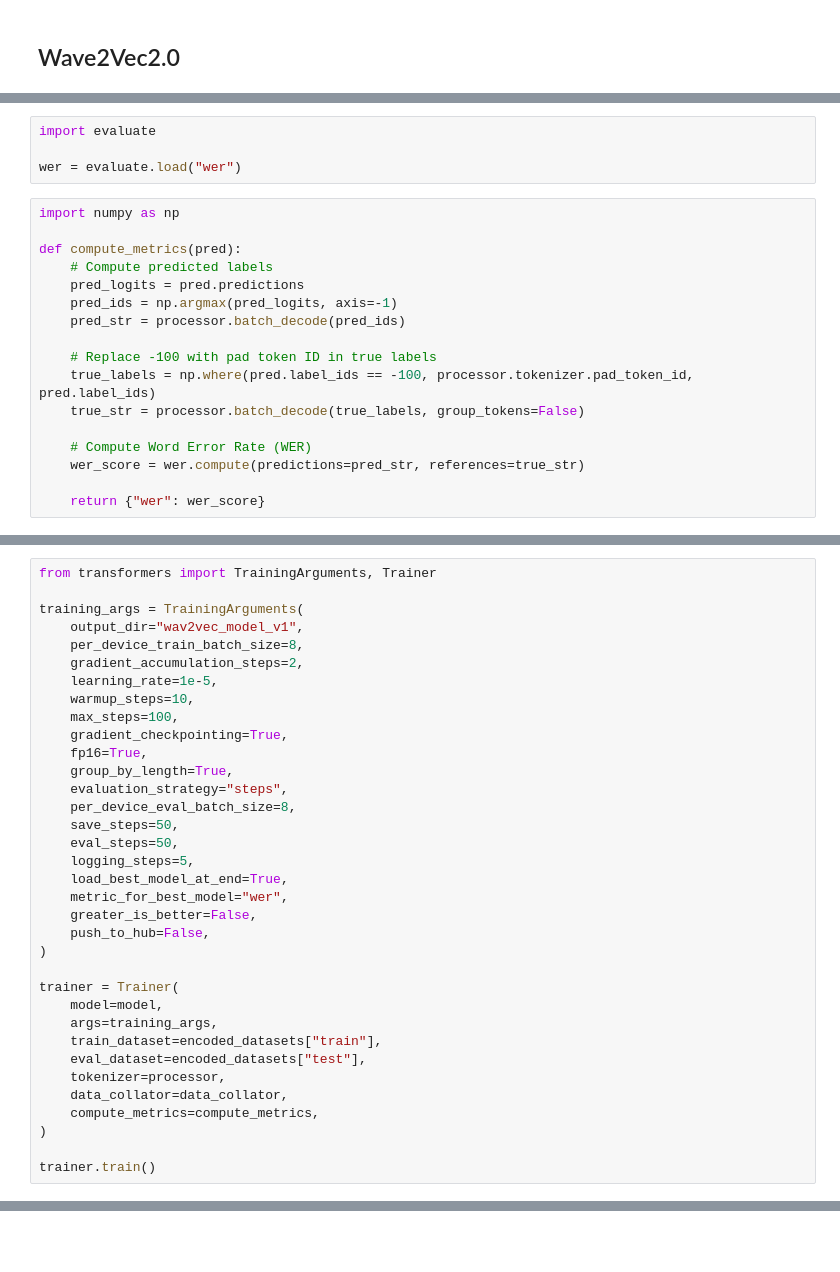
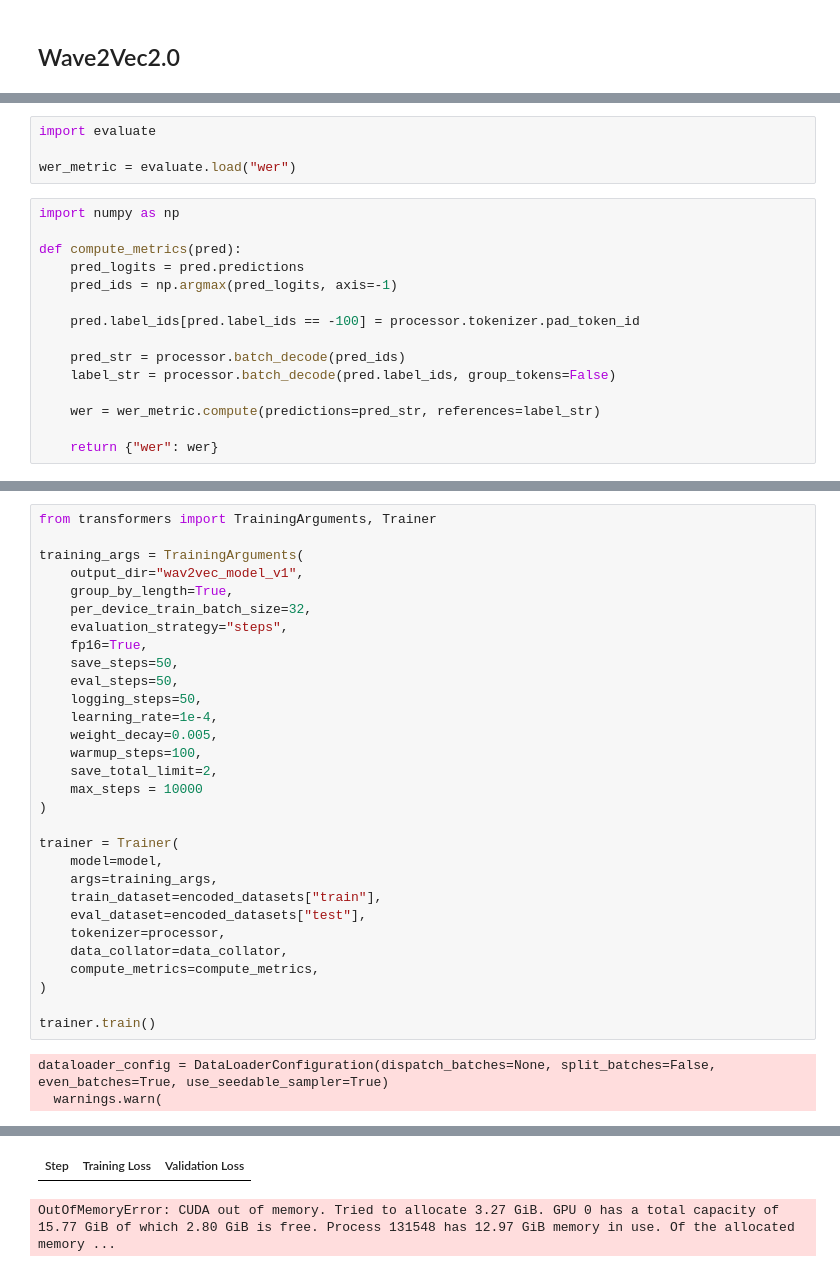
Before and after one commit to karank85/speech-recognition, a Jupyter notebook: Project2_DL_Speech_Recognition.ipynb, the cells around one changed output, grey strips where cells are left out. Drawn from its saved outputs; the diff is of its cells as text; blank space fills up the shorter version.

```diff
--- a/Project2_DL_Speech_Recognition.ipynb
+++ b/Project2_DL_Speech_Recognition.ipynb
@@ -185,24 +233,22 @@ model.to(device)
 # %%
 import evaluate
 
-wer = evaluate.load("wer")
+wer_metric = evaluate.load("wer")
 # %%
 import numpy as np
 
 def compute_metrics(pred):
-    # Compute predicted labels
     pred_logits = pred.predictions
     pred_ids = np.argmax(pred_logits, axis=-1)
+
+    pred.label_ids[pred.label_ids == -100] = processor.tokenizer.pad_token_id
+
     pred_str = processor.batch_decode(pred_ids)
+    label_str = processor.batch_decode(pred.label_ids, group_tokens=False)
 
-    # Replace -100 with pad token ID in true labels
-    true_labels = np.where(pred.label_ids == -100, processor.tokenizer.pad_token_id, pred.label_ids)
-    true_str = processor.batch_decode(true_labels, group_tokens=False)
+    wer = wer_metric.compute(predictions=pred_str, references=label_str)
 
-    # Compute Word Error Rate (WER)
-    wer_score = wer.compute(predictions=pred_str, references=true_str)
-
-    return {"wer": wer_score}
+    return {"wer": wer}
 # %%
 from transformers import AutoModelForCTC
 
@@ -216,23 +269,18 @@ from transformers import TrainingArguments, Trainer
 
 training_args = TrainingArguments(
     output_dir="wav2vec_model_v1",
-    per_device_train_batch_size=8,
-    gradient_accumulation_steps=2,
-    learning_rate=1e-5,
-    warmup_steps=10,
-    max_steps=100,
-    gradient_checkpointing=True,
+    group_by_length=True,
+    per_device_train_batch_size=32,
+    evaluation_strategy="steps",
     fp16=True,
-    group_by_length=True,
-    evaluation_strategy="steps",
-    per_device_eval_batch_size=8,
     save_steps=50,
     eval_steps=50,
-    logging_steps=5,
-    load_best_model_at_end=True,
-    metric_for_best_model="wer",
-    greater_is_better=False,
-    push_to_hub=False,
+    logging_steps=50,
+    learning_rate=1e-4,
+    weight_decay=0.005,
+    warmup_steps=100,
+    save_total_limit=2,
+    max_steps = 10000
 )
 
 trainer = Trainer(
@@ -246,3 +294,6 @@ trainer = Trainer(
 )
 
 trainer.train()
+# %% [output]
+dataloader_config = DataLoaderConfiguration(dispatch_batches=None, split_batches=False, even_batches=True, use_seedable_sampler=True)
+  warnings.warn(
@@ -248,0 +301,2 @@ trainer.train()
+| Step | Training Loss | Validation Loss |
+OutOfMemoryError: CUDA out of memory. Tried to allocate 3.27 GiB. GPU 0 has a total capacity of 15.77 GiB of which 2.80 GiB is free. Process 131548 has 12.97 GiB memory in use. Of the allocated memory ...
```
Also changed, not shown: parts of 15 cells of this notebook.
